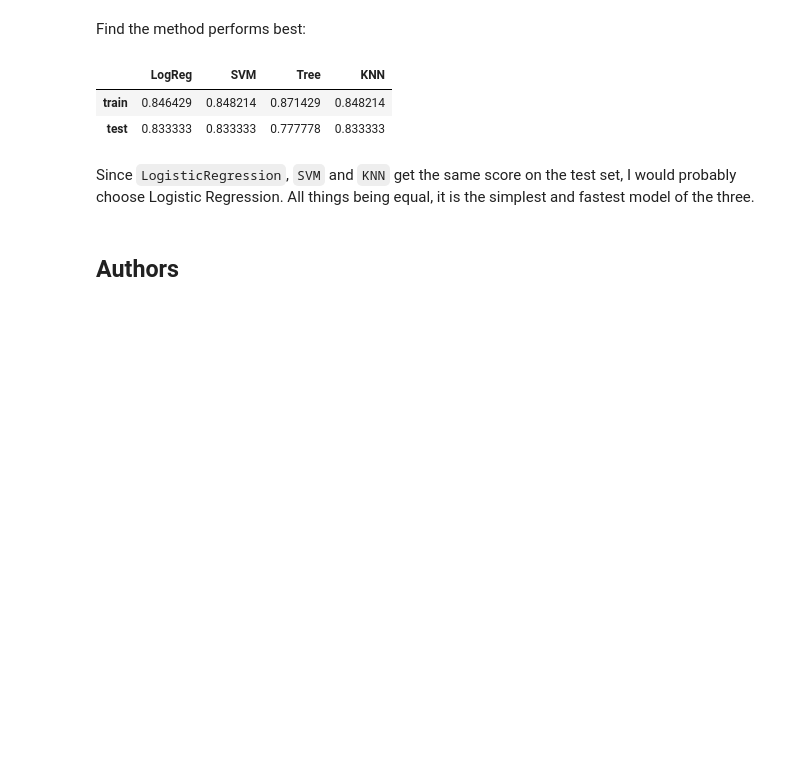
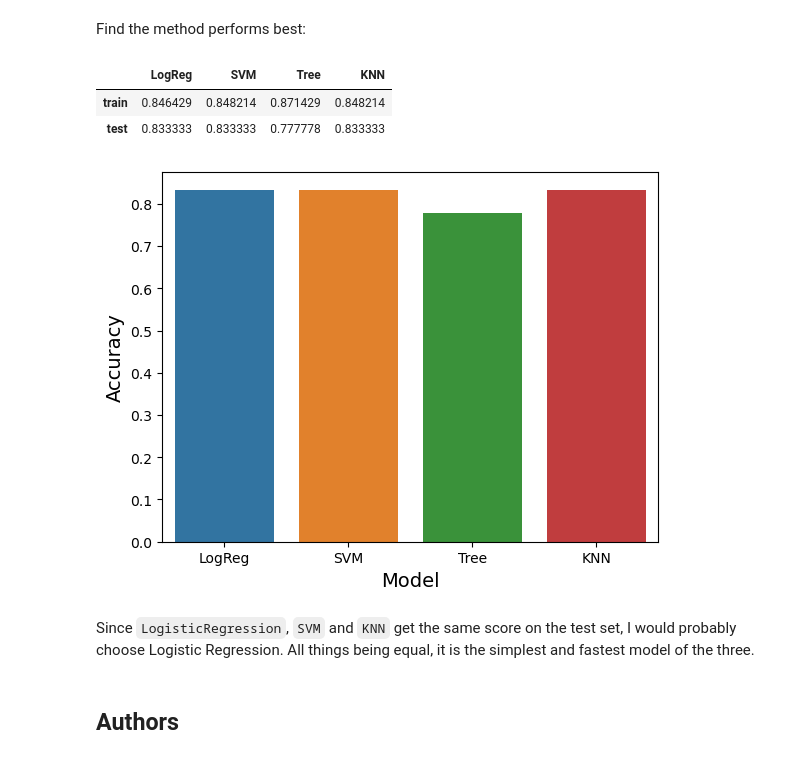
Before and after one commit to rsizem2/IBM-Data-Science-Capstone, a Jupyter notebook: notebooks/07_predictive_analysis.ipynb, the cells around one changed output. Cells and saved outputs as stored; diff of their text form; code cells hidden in the pictures; blank space fills up the shorter version.

Commit message:
added plots, edited notebooks
added plots, minor edits in some notebooks

```diff
--- a/notebooks/07_predictive_analysis.ipynb
+++ b/notebooks/07_predictive_analysis.ipynb
@@ -329,14 +343,28 @@ plot_confusion_matrix(Y_test,yhat)
 # %% [markdown]
 Find the method performs best:
 # %%
-pd.DataFrame(dict(
+temp = pd.DataFrame(dict(
     train = [logreg_cv.best_score_, svm_cv.best_score_, tree_cv.best_score_, knn_cv.best_score_],
     test = [logreg_score, svm_score, tree_score, knn_score]
-), index = ['LogReg', 'SVM', 'Tree', 'KNN']).T
+), index = ['LogReg', 'SVM', 'Tree', 'KNN'])
+temp.T
 # %% [output]
 |  | LogReg | SVM | Tree | KNN |
 | train | 0.846429 | 0.848214 | 0.871429 | 0.848214 |
 | test | 0.833333 | 0.833333 | 0.777778 | 0.833333 |
+# %%
+import seaborn as sns
+sns.barplot(
+    temp.reset_index(drop = False),
+    y = 'test',
+    x = 'index'
+)
+plt.ylabel("Accuracy", fontsize=14)
+plt.xlabel("Model", fontsize = 14)
+plt.savefig('../plots/model_accuracy.png', format = 'png', transparent = True)
+plt.show()
+# %% [output]
+[figure, added]
 # %% [markdown]
 Since `LogisticRegression`, `SVM` and `KNN` get the same score on the test set, I would probably choose Logistic Regression. All things being equal, it is the simplest and fastest model of the three.
 # %% [markdown]
```
Also changed, not shown: parts of 5 cells of this notebook, 11 other files.
